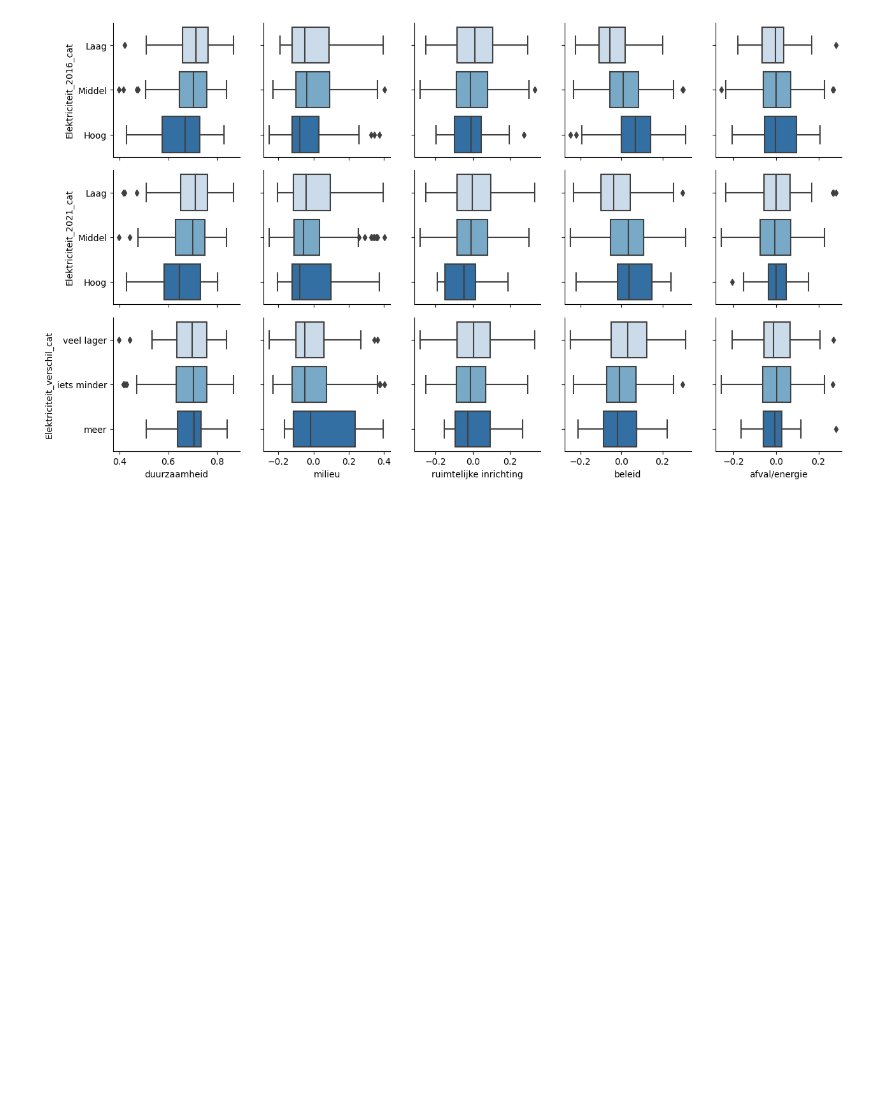
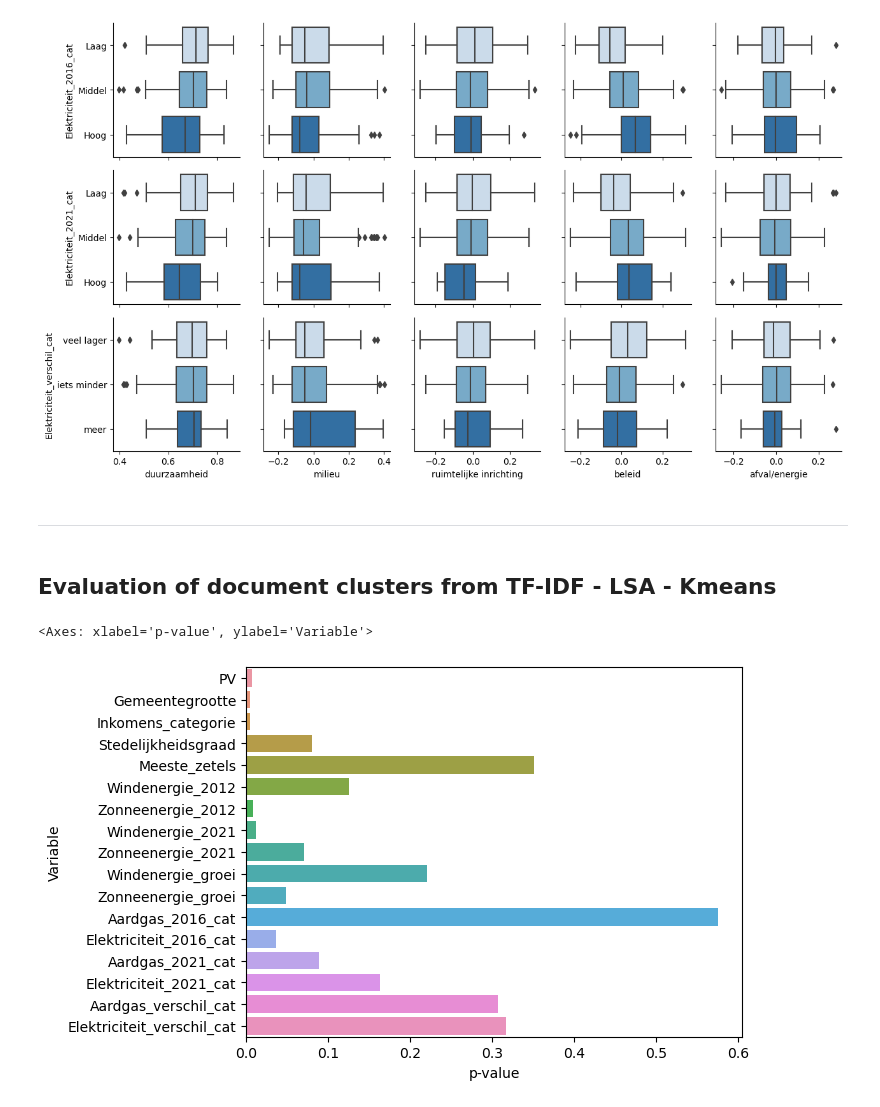
Before and after one commit to kjkoster/execute-enexis, a Jupyter notebook: notebooks/05 enexis governance -- Evaluation.ipynb, the cells around one changed output. Drawn from its saved outputs; the diff is of its cells as text; code cells hidden in the pictures; blank space fills up the shorter version.

Commit message:
Twee toevoegingen : 1. toevoeging van silouette_score voor DOC2VEC. 2. evaluation toegevoegd op basis van het werk van Corné in Kmeans

```diff
--- a/notebooks/05 enexis governance -- Evaluation.ipynb
+++ b/notebooks/05 enexis governance -- Evaluation.ipynb
@@ -125,3 +126,21 @@ fig.map(sns.boxplot)
 # %% [output]
 <seaborn.axisgrid.PairGrid at 0x...>
 [figure]
+# %% [markdown]
+---
+# %% [markdown]
+## Evaluation of document clusters from TF-IDF - LSA - Kmeans
+# %%
+# calculate chi-squared statistic for evaluation data, values lower than 0.05 the clusters are different than expected from random assignment
+variables = kmeans_clusters.columns[11:28]
+chi2_probabilities = []
+for var in variables:
+    crosstab = pd.crosstab(kmeans_clusters['labels'], kmeans_clusters[var])
+    c, p, dof, expected = chi2_contingency(crosstab)
+    chi2_probabilities.append([var, p])
+
+chi2_probabilities_df = pd.DataFrame(chi2_probabilities, columns = ["Variable", "p-value"])
+sns.barplot(y = 'Variable', x = 'p-value', data = chi2_probabilities_df)
+# %% [output]
+<Axes: xlabel='p-value', ylabel='Variable'>
+[figure, added]
```
Also changed, not shown: parts of 19 cells of this notebook, 1 other file.
